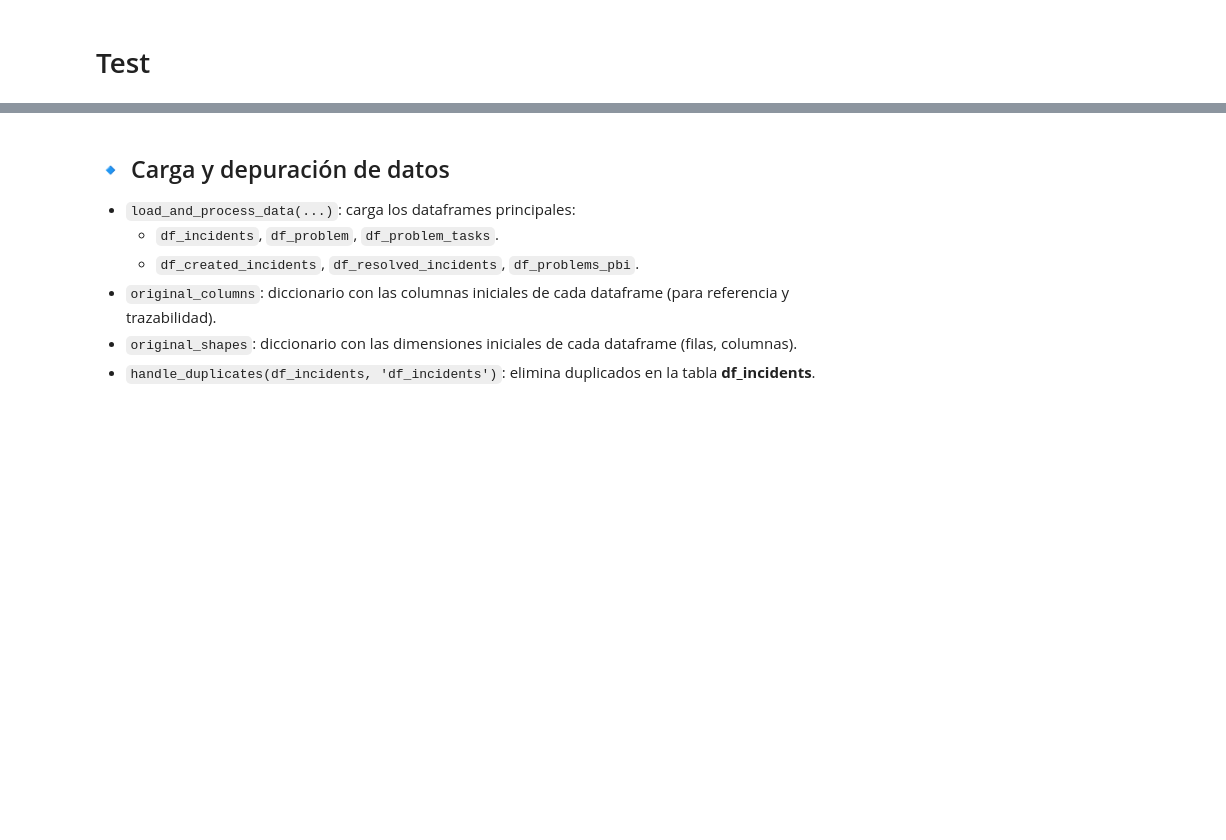
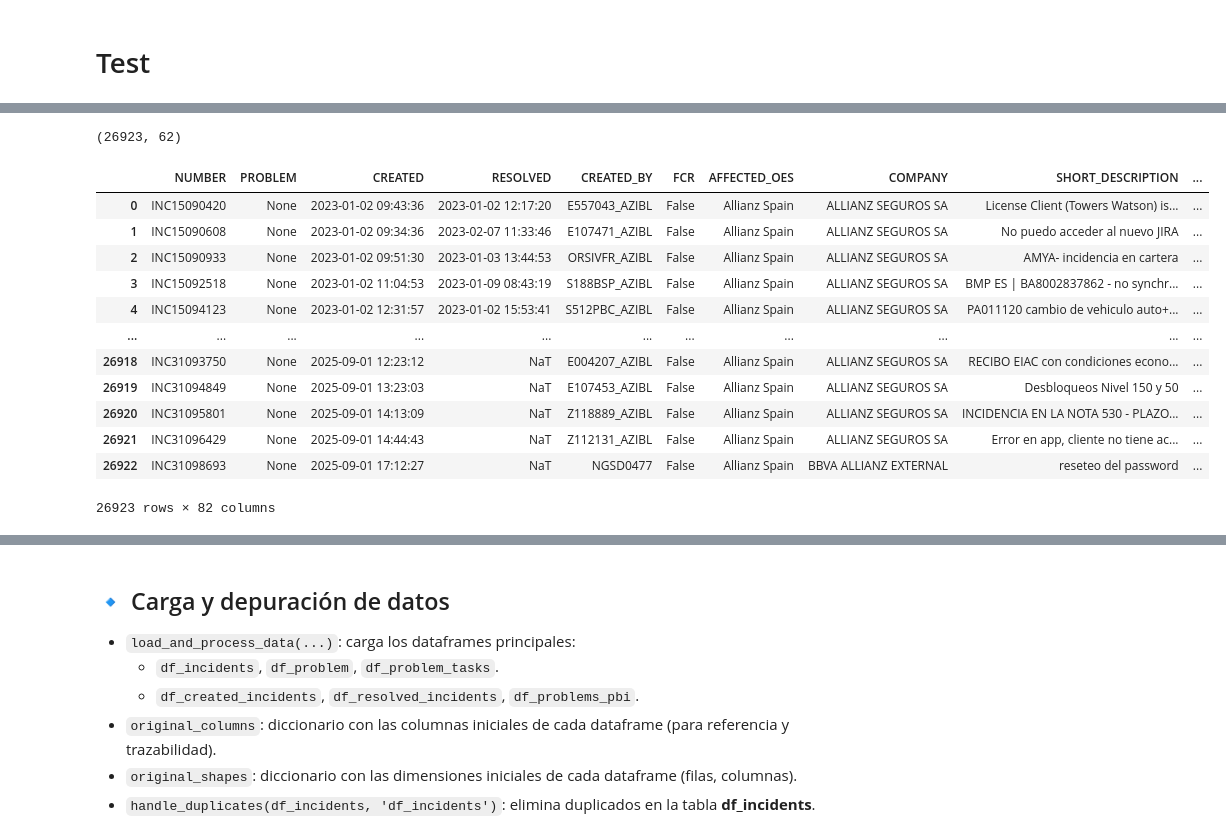
Before and after one commit to RAADZO/PruebasGIT, a Jupyter notebook: INCIDENTS.ipynb, the cells around one changed output, grey strips where cells are left out. Saved outputs shown, nothing was run; the diff lists cells and outputs as text; code cells hidden in the pictures; blank space fills up the shorter version.

```diff
--- a/INCIDENTS.ipynb
+++ b/INCIDENTS.ipynb
@@ -173,2 +242,18 @@ print(df_incidents.shape)
 # %%
-df_incidents.select_dtypes(include=['datetime'])
+def fill_problem_by_number(df: pd.DataFrame, col:str) -> pd.DataFrame:
+    df = df.copy()
+    df[f"_FILL_{col}"] = (
+        df.groupby("NUMBER")[col]
+        .apply(lambda s: s.ffill())   # Rellena hacia abajo dentro de cada grupo
+        .reset_index(level=0, drop=True)
+    )
+    return df
+
+start_cols = ['NUMBER', 'PROBLEM', 'COMPANY', 'CURRENT_PRIORITY',
+              'STATE', 'CAUSE_CODE', 'CLOSE_CODE', 'SYMPTOM']
+df_incidents = (
+    df_incidents
+    .pipe(set_df_column_order, start_cols=start_cols)
+    .pipe(sort_values_of_incidents, '_SIZE')
+    .pipe(fill_problem_by_number, 'PROBLEM')
+)
@@ -175,3 +274,42 @@ df_incidents.select_dtypes(include=['datetime'])
 # %%
-df_incidents = df_incidents.pipe(create_dt_time_wvariants, cols=['CREATED','RESOLVED','CLOSED'])
+# df_incidents.select_dtypes(include=['datetime'])
+df_incidents = (df_incidents
+                .pipe(create_dt_time_wvariants, cols=['CREATED','RESOLVED','CLOSED'])
+                )
 print(df_incidents.shape)
+# %% [output]
+(26923, 62)
+# %%
+df = df_incidents.copy()
+(
+    df
+    .pipe(get_inc_count_rows)
+    .pipe(get_COLvals_countUnique_per_inc, func_col="PROBLEM")
+    .pipe(get_COLvals_list_per_inc, func_col="PROBLEM")
+    .pipe(get_COLvals_countUnique_per_inc, func_col="LAST_ASSIGNMENT_GROUP")
+    .pipe(get_COLvals_list_per_inc, func_col="LAST_ASSIGNMENT_GROUP")
+    .pipe(get_COLvals_countUnique_per_inc, func_col="ASSIGNMENT_GROUP")
+    .pipe(get_bool_comparation, "LAST_ASSIGNMENT_GROUP", "ASSIGNMENT_GROUP")
+    .pipe(get_bool_comparation, "CURRENT_PRIORITY", "PRIORITY")
+    .pipe(get_bool_comparation, "HIGHEST_PRIORITY", "CURRENT_PRIORITY")
+    .pipe(flag_state_change)
+    .pipe(clean_LAST_ASSIGNMENT_GROUP)
+    .pipe(clean_ASSIGNMENT_GROUP)
+    .pipe(set_pct_completed)
+    .pipe(process_incidents)
+    .pipe(flag_PARENT_change)
+)
+# %% [output]
+|  | NUMBER | PROBLEM | CREATED | RESOLVED | CREATED_BY | FCR | AFFECTED_OES | COMPANY | SHORT_DESCRIPTION | ... |
+| 0 | INC15090420 | None | 2023-01-02 09:43:36 | 2023-01-02 12:17:20 | E557043_AZIBL | False | Allianz Spain | ALLIANZ SEGUROS SA | License Client (Towers Watson) is... | ... |
+| 1 | INC15090608 | None | 2023-01-02 09:34:36 | 2023-02-07 11:33:46 | E107471_AZIBL | False | Allianz Spain | ALLIANZ SEGUROS SA | No puedo acceder al nuevo JIRA | ... |
+| 2 | INC15090933 | None | 2023-01-02 09:51:30 | 2023-01-03 13:44:53 | ORSIVFR_AZIBL | False | Allianz Spain | ALLIANZ SEGUROS SA | AMYA- incidencia en cartera | ... |
+| 3 | INC15092518 | None | 2023-01-02 11:04:53 | 2023-01-09 08:43:19 | S188BSP_AZIBL | False | Allianz Spain | ALLIANZ SEGUROS SA | BMP ES | BA8002837862 - no synchr... | ... |
+| 4 | INC15094123 | None | 2023-01-02 12:31:57 | 2023-01-02 15:53:41 | S512PBC_AZIBL | False | Allianz Spain | ALLIANZ SEGUROS SA | PA011120 cambio de vehiculo auto+... | ... |
+| ... | ... | ... | ... | ... | ... | ... | ... | ... | ... | ... |
+| 26918 | INC31093750 | None | 2025-09-01 12:23:12 | NaT | E004207_AZIBL | False | Allianz Spain | ALLIANZ SEGUROS SA | RECIBO EIAC con condiciones econo... | ... |
+| 26919 | INC31094849 | None | 2025-09-01 13:23:03 | NaT | E107453_AZIBL | False | Allianz Spain | ALLIANZ SEGUROS SA | Desbloqueos Nivel 150 y 50 | ... |
+| 26920 | INC31095801 | None | 2025-09-01 14:13:09 | NaT | Z118889_AZIBL | False | Allianz Spain | ALLIANZ SEGUROS SA | INCIDENCIA EN LA NOTA 530 - PLAZO... | ... |
+| 26921 | INC31096429 | None | 2025-09-01 14:44:43 | NaT | Z112131_AZIBL | False | Allianz Spain | ALLIANZ SEGUROS SA | Error en app, cliente no tiene ac... | ... |
+| 26922 | INC31098693 | None | 2025-09-01 17:12:27 | NaT | NGSD0477 | False | Allianz Spain | BBVA ALLIANZ EXTERNAL | reseteo del password | ... |
+26923 rows × 82 columns
```
Also changed, not shown: parts of 11 cells of this notebook, 3 other files.
